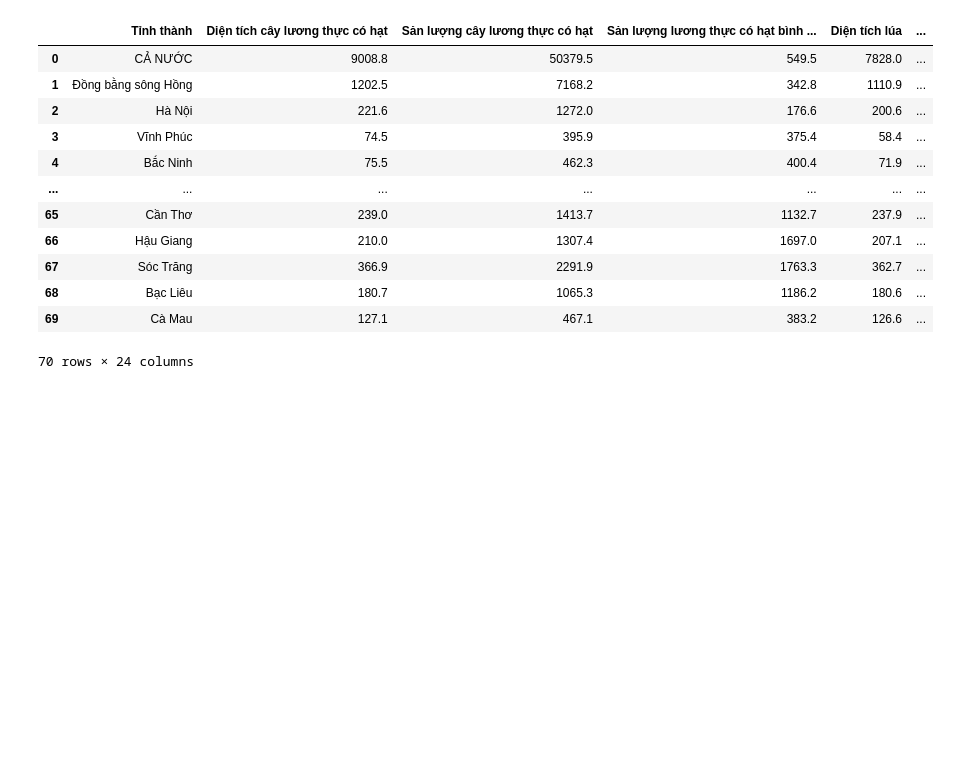
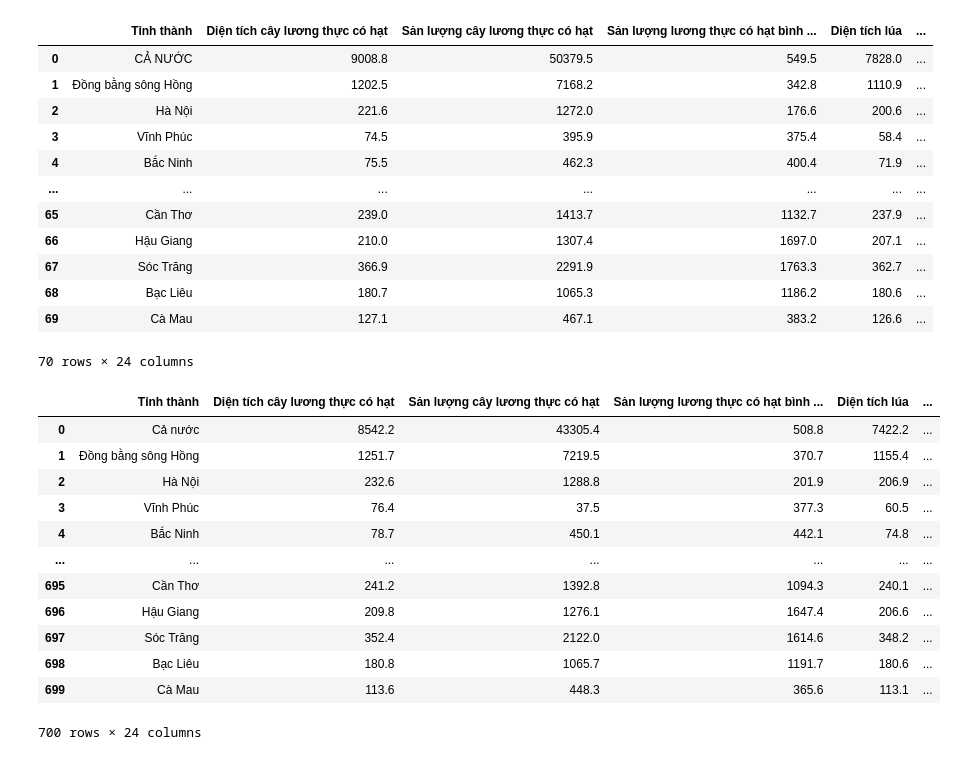
Before and after one commit to khiemdzvl/DataVS_final_lab, a Jupyter notebook: preprocessing data/preprocessing_data.ipynb, the cells around one changed output. Saved outputs shown, nothing was run; the diff lists cells and outputs as text; code cells hidden in the pictures; blank space fills up the shorter version.

```diff
--- a/preprocessing data/preprocessing_data.ipynb
+++ b/preprocessing data/preprocessing_data.ipynb
@@ -578,3 +578,34 @@ nam2015
 | 68 | Bạc Liêu | 180.7 | 1065.3 | 1186.2 | 180.6 | ... |
 | 69 | Cà Mau | 127.1 | 467.1 | 383.2 | 126.6 | ... |
 70 rows × 24 columns
+# %%
+xls08_11 = pd.ExcelFile('2008-2011.xlsx')
+nam2008 = pd.read_excel(xls08_11, '2008')
+nam2009 = pd.read_excel(xls08_11, '2009')
+nam2010 = pd.read_excel(xls08_11, '2010')
+nam2011 = pd.read_excel(xls08_11, '2011')
+
+nam2008['Năm'] = 2008
+nam2009['Năm'] = 2009
+nam2010['Năm'] = 2010
+nam2011['Năm'] = 2011
+# %%
+frames = [nam2008, nam2009, nam2010, nam2011, nam2012, nam2013, nam2014, nam2015, nam2016, nam2017]
+
+df = pd.concat(frames, ignore_index=True)
+# %%
+df
+# %% [output]
+|  | Tỉnh thành | Diện tích cây lương thực có hạt | Sản lượng cây lương thực có hạt | Sản lượng lương thực có hạt bình ... | Diện tích lúa | ... |
+| 0 | Cả nước | 8542.2 | 43305.4 | 508.8 | 7422.2 | ... |
+| 1 | Đồng bằng sông Hồng | 1251.7 | 7219.5 | 370.7 | 1155.4 | ... |
+| 2 | Hà Nội | 232.6 | 1288.8 | 201.9 | 206.9 | ... |
+| 3 | Vĩnh Phúc | 76.4 | 37.5 | 377.3 | 60.5 | ... |
+| 4 | Bắc Ninh | 78.7 | 450.1 | 442.1 | 74.8 | ... |
+| ... | ... | ... | ... | ... | ... | ... |
+| 695 | Cần Thơ | 241.2 | 1392.8 | 1094.3 | 240.1 | ... |
+| 696 | Hậu Giang | 209.8 | 1276.1 | 1647.4 | 206.6 | ... |
+| 697 | Sóc Trăng | 352.4 | 2122.0 | 1614.6 | 348.2 | ... |
+| 698 | Bạc Liêu | 180.8 | 1065.7 | 1191.7 | 180.6 | ... |
+| 699 | Cà Mau | 113.6 | 448.3 | 365.6 | 113.1 | ... |
+700 rows × 24 columns
```
Also changed, not shown: parts of 2 cells of this notebook, 5 other files.
